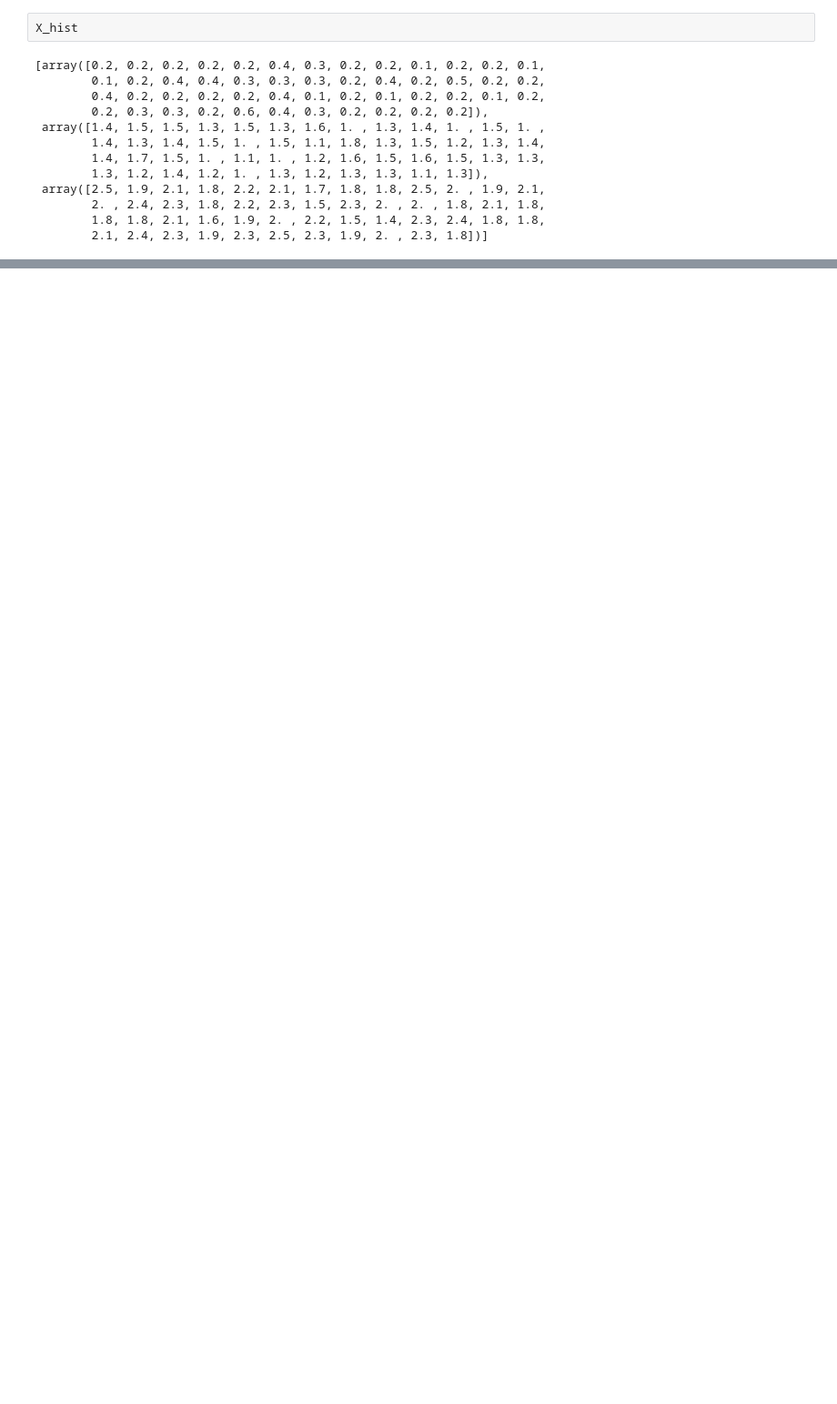
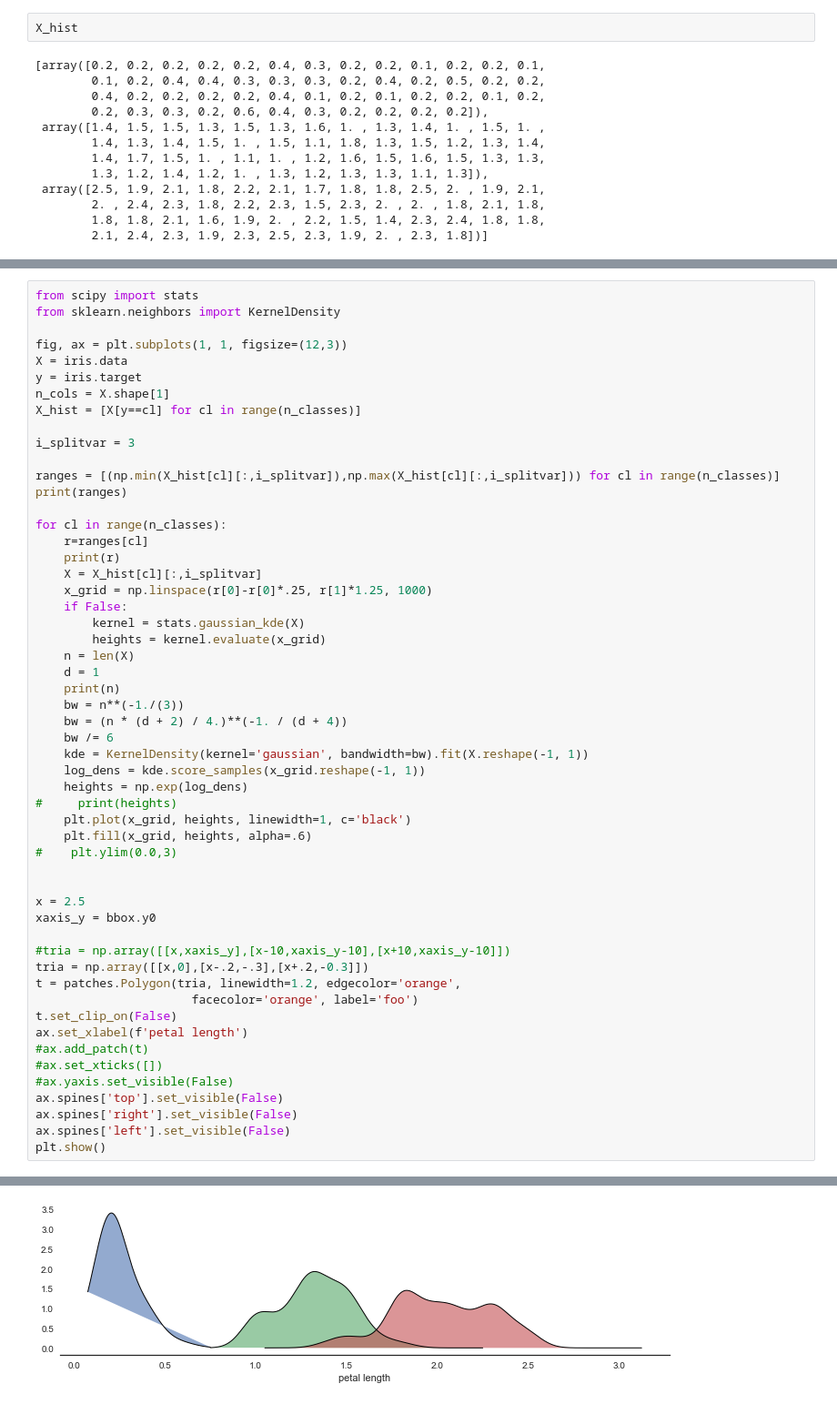
Before and after one commit to darrenzeng2012/animl, a Jupyter notebook: play.ipynb, the cells around one changed output, grey strips where cells are left out. Shown at 91% size. Saved outputs shown, nothing was run; the diff lists cells and outputs as text; blank space fills up the shorter version.

```diff
--- a/play.ipynb
+++ b/play.ipynb
@@ -298,0 +299,55 @@ plt.show()
+# %%
+from scipy import stats
+from sklearn.neighbors import KernelDensity
+
+fig, ax = plt.subplots(1, 1, figsize=(12,3))
+X = iris.data
+y = iris.target
+n_cols = X.shape[1]
+X_hist = [X[y==cl] for cl in range(n_classes)]
+
+i_splitvar = 3
+
+ranges = [(np.min(X_hist[cl][:,i_splitvar]),np.max(X_hist[cl][:,i_splitvar])) for cl in range(n_classes)]
+print(ranges)
+
+for cl in range(n_classes):
+    r=ranges[cl]
+    print(r)
+    X = X_hist[cl][:,i_splitvar]
+    x_grid = np.linspace(r[0]-r[0]*.25, r[1]*1.25, 1000)
+    if False:
+        kernel = stats.gaussian_kde(X)
+        heights = kernel.evaluate(x_grid)
+    n = len(X)
+    d = 1
+    print(n)
+    bw = n**(-1./(3))
+    bw = (n * (d + 2) / 4.)**(-1. / (d + 4))
+    bw /= 6
+    kde = KernelDensity(kernel='gaussian', bandwidth=bw).fit(X.reshape(-1, 1))
+    log_dens = kde.score_samples(x_grid.reshape(-1, 1))
+    heights = np.exp(log_dens)
+#     print(heights)
+    plt.plot(x_grid, heights, linewidth=1, c='black')
+    plt.fill(x_grid, heights, alpha=.6)
+#    plt.ylim(0.0,3)
+
+
+x = 2.5
+xaxis_y = bbox.y0
+
+#tria = np.array([[x,xaxis_y],[x-10,xaxis_y-10],[x+10,xaxis_y-10]])
+tria = np.array([[x,0],[x-.2,-.3],[x+.2,-0.3]])
+t = patches.Polygon(tria, linewidth=1.2, edgecolor='orange',
+                      facecolor='orange', label='foo')
+t.set_clip_on(False)
+ax.set_xlabel(f'petal length')
+#ax.add_patch(t)
+#ax.set_xticks([])
+#ax.yaxis.set_visible(False)
+ax.spines['top'].set_visible(False)
+ax.spines['right'].set_visible(False)
+ax.spines['left'].set_visible(False)
+plt.show()
+# %% [output]
@@ -298,0 +361 @@ plt.show()
+[figure, added]
```
Also changed, not shown: parts of 11 cells of this notebook, 1 other file.
